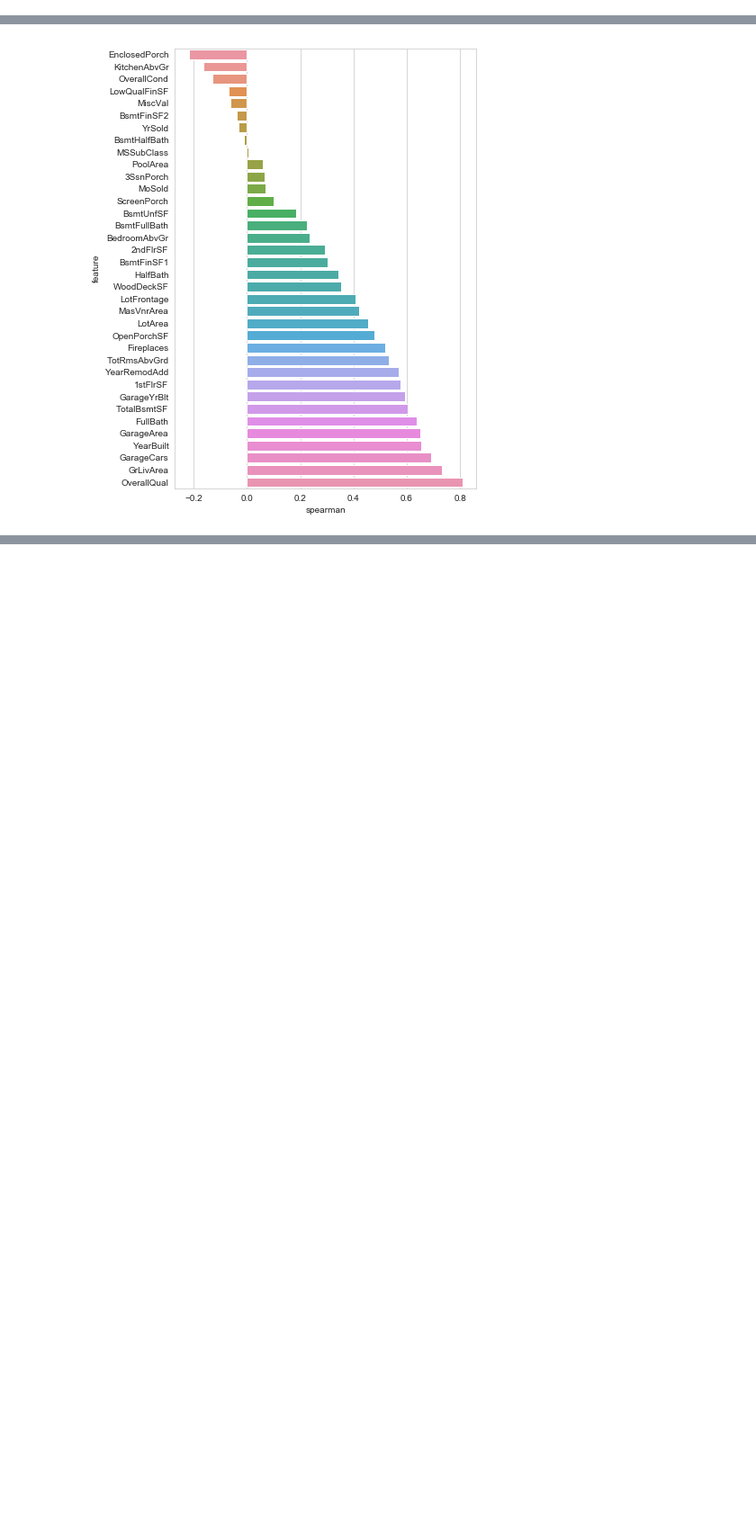
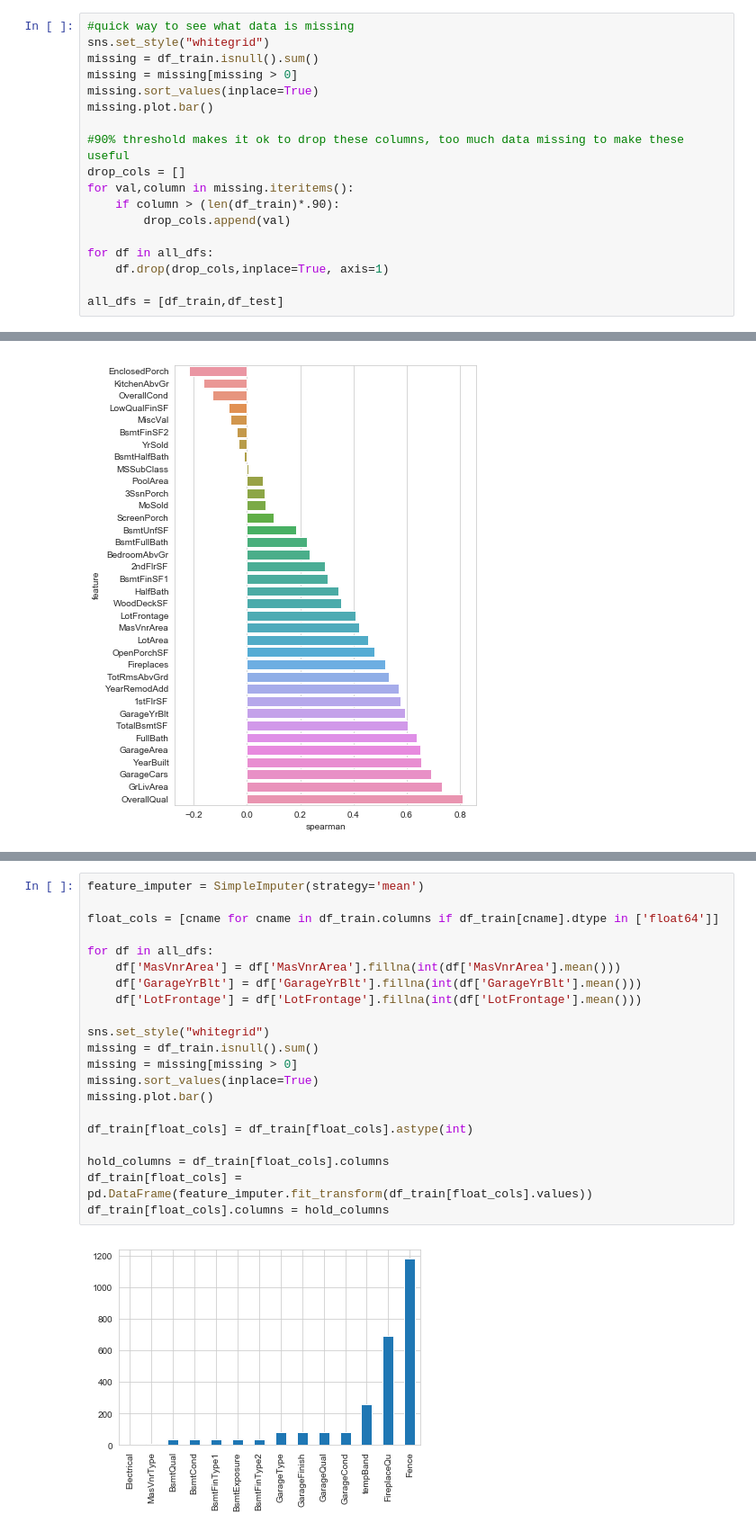
Before and after one commit to foreverloop/house-regress-k, a Jupyter notebook: HouseRegSub.ipynb, the cells around one changed output, grey strips where cells are left out. Shown: that part at 90% size. Drawn from its saved outputs; the diff is of its cells as text; blank space fills up the shorter version.

Commit message:
impute earlier (better results)

```diff
--- a/HouseRegSub.ipynb
+++ b/HouseRegSub.ipynb
@@ -62,0 +69,18 @@ def makeOrdinal(df,label,showDict):
+# %%
+#quick way to see what data is missing
+sns.set_style("whitegrid")
+missing = df_train.isnull().sum()
+missing = missing[missing > 0]
+missing.sort_values(inplace=True)
+missing.plot.bar()
+
+#90% threshold makes it ok to drop these columns, too much data missing to make these useful
+drop_cols = []
+for val,column in missing.iteritems():
+    if column > (len(df_train)*.90):
+        drop_cols.append(val)
+
+for df in all_dfs:
+    df.drop(drop_cols,inplace=True, axis=1)
+
+all_dfs = [df_train,df_test]
@@ -192,2 +206,25 @@ plt.hist(df_train['LotFrontage'])
 [figure]
+# %%
+feature_imputer = SimpleImputer(strategy='mean')
+
+float_cols = [cname for cname in df_train.columns if df_train[cname].dtype in ['float64']]
+
+for df in all_dfs:
+    df['MasVnrArea'] = df['MasVnrArea'].fillna(int(df['MasVnrArea'].mean()))
+    df['GarageYrBlt'] = df['GarageYrBlt'].fillna(int(df['GarageYrBlt'].mean()))
+    df['LotFrontage'] = df['LotFrontage'].fillna(int(df['LotFrontage'].mean()))
+
+sns.set_style("whitegrid")
+missing = df_train.isnull().sum()
+missing = missing[missing > 0]
+missing.sort_values(inplace=True)
+missing.plot.bar()
+
+df_train[float_cols] = df_train[float_cols].astype(int)
+
+hold_columns = df_train[float_cols].columns
+df_train[float_cols] = pd.DataFrame(feature_imputer.fit_transform(df_train[float_cols].values))
+df_train[float_cols].columns = hold_columns
+# %% [output]
+[figure, added]
 # %%
```
Also changed, not shown: parts of 7 cells of this notebook.
